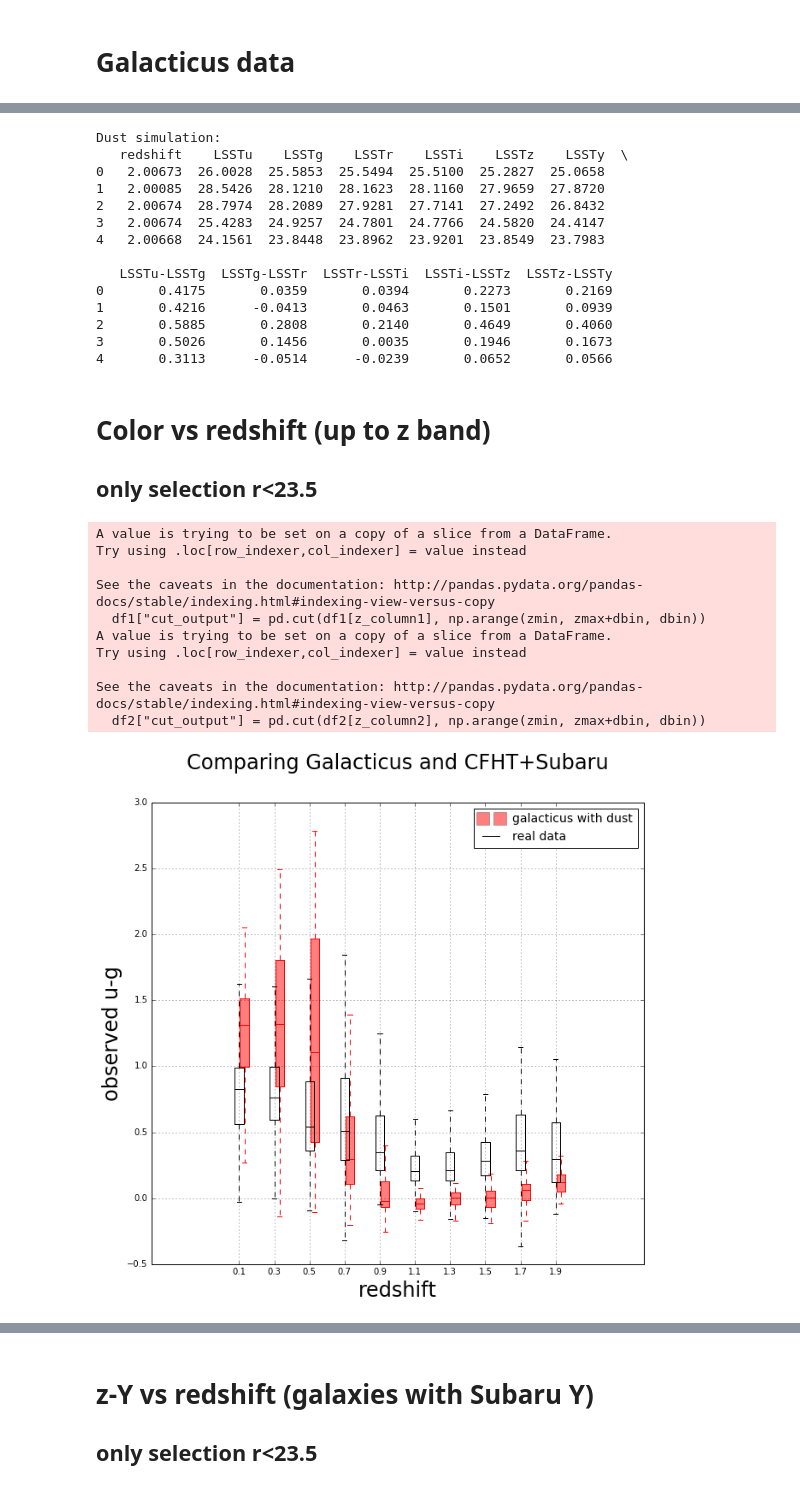
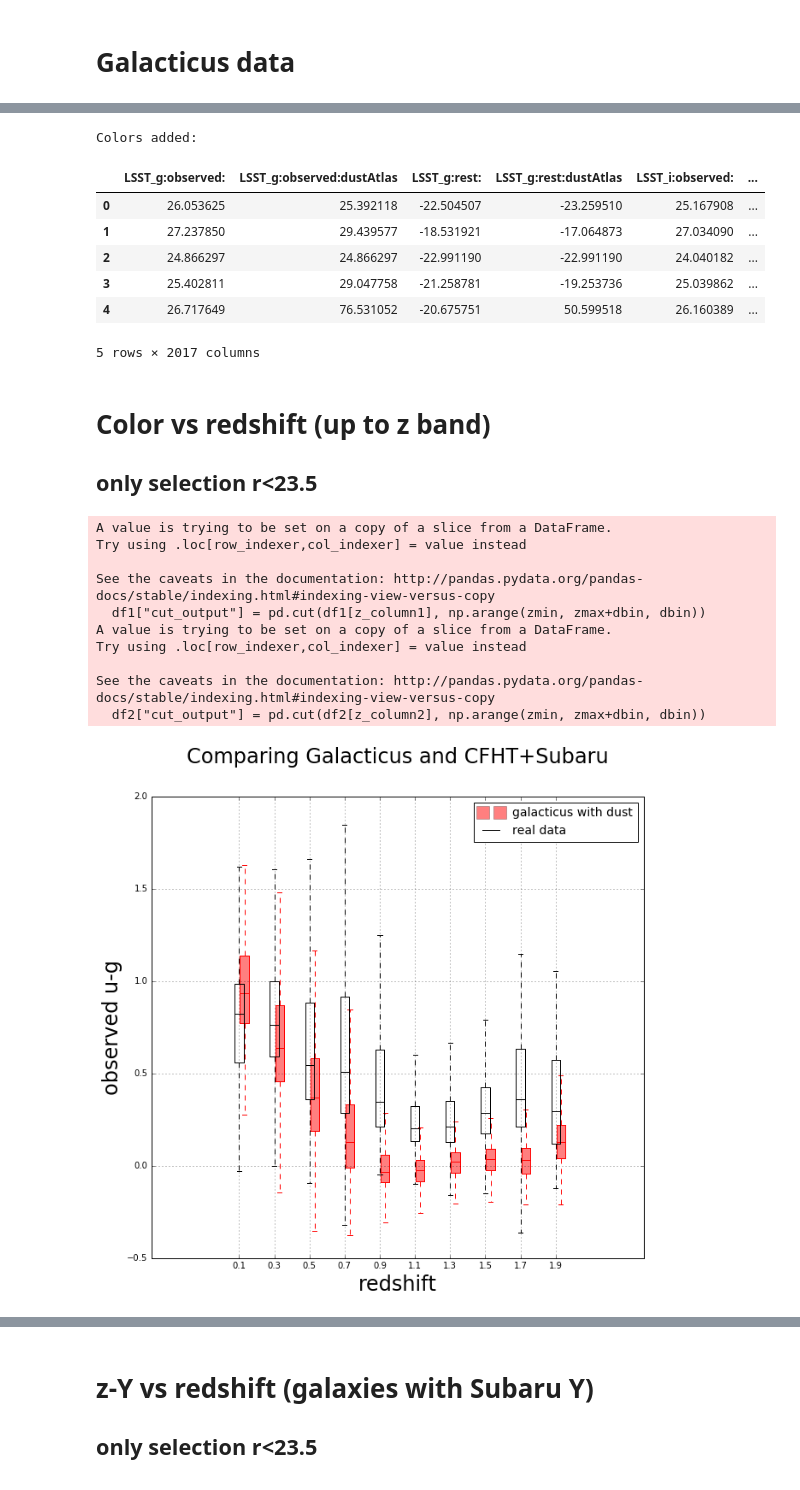
Before and after one commit to LSSTDESC/PhotoZDC1, a Jupyter notebook: notebooks/CFHT+Subaru catalog.ipynb, the cells around one changed output, grey strips where cells are left out. Cells and saved outputs as stored; diff of their text form; code cells hidden in the pictures.

Commit message:
Updated to Galacticus DC1 simulation

```diff
--- a/notebooks/CFHT+Subaru catalog.ipynb
+++ b/notebooks/CFHT+Subaru catalog.ipynb
@@ -180,0 +167,19 @@ Index([u'redshift', u'LSSTu', u'LSSTg', u'LSSTr', u'LSSTi', u'LSSTz',
+# %%
+import h5py
+import interface
+import time
+
+### Read in catalog
+sim_loc = '/mnt/drive2/cosmoSimsData/Galacticus/'
+sim_name = 'planck_p10_mergertrees_SEDstride10_nbody_0.9.4Planck_lcd3.32z3_BH_LSSTugrizy4RO_SED900-20000R_ELGRref21_dust_v3_mock_v1.hdf5'
+sim_file = sim_loc + sim_name
+f = h5py.File(sim_file, 'r')
+
+start_time = time.time()
+galacticus_sim = interface.ReadCosmoSim(sim_file)
+end_time = time.time()
+print "Time to read Galacticus catalog =", end_time-start_time
+
+
+galacticus_dust = galacticus_sim._data
+galacticus_dust.head()
@@ -181,31 +195,28 @@ Index([u'redshift', u'LSSTu', u'LSSTg', u'LSSTr', u'LSSTi', u'LSSTz',
 # %%
-mag_columns = ['LSSTu', 'LSSTg', 'LSSTr', 'LSSTi', 'LSSTz', 'LSSTy']
-ncolor = len(mag_columns)-1
+obs_mags_cols = ['LSST_u:observed:dustAtlas', 'LSST_g:observed:dustAtlas',
+                 'LSST_r:observed:dustAtlas', 'LSST_i:observed:dustAtlas',
+                 'LSST_z:observed:dustAtlas', 'LSST_y4:observed:dustAtlas']
+
+ncolor = len(obs_mags_cols)-1
 for i in range(ncolor):
-    color_name = mag_columns[i] + "-" + mag_columns[i+1]
+    color_name = obs_mags_cols[i] + "-" + obs_mags_cols[i+1]
 
     # add color column to dust simulation
-    galacticus_dust[color_name] = galacticus_dust[mag_columns[i]] - \
-                                     galacticus_dust[mag_columns[i+1]]
+    galacticus_dust[color_name] = galacticus_dust[obs_mags_cols[i]] - \
+                                     galacticus_dust[obs_mags_cols[i+1]]
 
 
-print "Dust simulation:"
-print galacticus_dust.head()
+print "Colors added:"
+galacticus_dust.head()
 # %% [output]
-Dust simulation:
-   redshift    LSSTu    LSSTg    LSSTr    LSSTi    LSSTz    LSSTy  \
-0   2.00673  26.0028  25.5853  25.5494  25.5100  25.2827  25.0658
-1   2.00085  28.5426  28.1210  28.1623  28.1160  27.9659  27.8720
-2   2.00674  28.7974  28.2089  27.9281  27.7141  27.2492  26.8432
-3   2.00674  25.4283  24.9257  24.7801  24.7766  24.5820  24.4147
-4   2.00668  24.1561  23.8448  23.8962  23.9201  23.8549  23.7983
-
-   LSSTu-LSSTg  LSSTg-LSSTr  LSSTr-LSSTi  LSSTi-LSSTz  LSSTz-LSSTy
-0       0.4175       0.0359       0.0394       0.2273       0.2169
-1       0.4216      -0.0413       0.0463       0.1501       0.0939
-2       0.5885       0.2808       0.2140       0.4649       0.4060
-3       0.5026       0.1456       0.0035       0.1946       0.1673
-4       0.3113      -0.0514      -0.0239       0.0652       0.0566
+Colors added:
+|  | LSST_g:observed: | LSST_g:observed:dustAtlas | LSST_g:rest: | LSST_g:rest:dustAtlas | LSST_i:observed: | ... |
+| 0 | 26.053625 | 25.392118 | -22.504507 | -23.259510 | 25.167908 | ... |
+| 1 | 27.237850 | 29.439577 | -18.531921 | -17.064873 | 27.034090 | ... |
+| 2 | 24.866297 | 24.866297 | -22.991190 | -22.991190 | 24.040182 | ... |
+| 3 | 25.402811 | 29.047758 | -21.258781 | -19.253736 | 25.039862 | ... |
+| 4 | 26.717649 | 76.531052 | -20.675751 | 50.599518 | 26.160389 | ... |
+5 rows × 2017 columns
 # %% [markdown]
 # Color vs redshift (up to z band)
 ## only selection r<23.5
@@ -221,8 +232,10 @@ z_columns = ["redshift", "ZHELIO"]
 mag_lim = 23.5
 
 # for each color list of: [name_in_galacticus, name_in_cfht_subaru]
-color_pairs = [['LSSTu-LSSTg', 'U_APERCOR-G_APERCOR'], ['LSSTg-LSSTr', 'G_APERCOR-R_APERCOR'],
-               ['LSSTr-LSSTi', 'R_APERCOR-I_APERCOR'], ['LSSTi-LSSTz', 'I_APERCOR-Z_APERCOR']]
+color_pairs = [['LSST_u:observed:dustAtlas-LSST_g:observed:dustAtlas', 'U_APERCOR-G_APERCOR'],
+               ['LSST_g:observed:dustAtlas-LSST_r:observed:dustAtlas', 'G_APERCOR-R_APERCOR'],
+               ['LSST_r:observed:dustAtlas-LSST_i:observed:dustAtlas', 'R_APERCOR-I_APERCOR'],
+               ['LSST_i:observed:dustAtlas-LSST_z:observed:dustAtlas', 'I_APERCOR-Z_APERCOR']]
 
 # names of the colors to go on the plot axes
 color_names = ['u-g', 'g-r', 'r-i', 'i-z', 'z-y']
@@ -235,7 +248,7 @@ for color_name, color_columns in zip(color_names, color_pairs):
     ax = fig.add_subplot(111)
 
     # select galaxies
-    iselect_sim = (galacticus_dust["LSSTr"]<=mag_lim)
+    iselect_sim = (galacticus_dust["LSST_r:observed:dustAtlas"]<=mag_lim)
     iselect_obs = (observed_data["R_APERCOR"]<=mag_lim)
 
 
@@ -248,31 +261,31 @@ for color_name, color_columns in zip(color_names, color_pairs):
                      zmin, zmax, dbin,   # zmin, zmax, dbin to define the redshift binning
                      zbin_offset=0.03,   # how much to offset 2nd set of color plots by
                      color1='red',       # dataframe 1 will be this color, and shaded
                      color2='black',     # dataframe 2 will be outlined in this color
                      boxwidth=0.05,      # how wide in redshift boxplots appear
                      showfliers=False    # show the flier points or not
                      )
 
     ax.set_xlabel('redshift', fontsize=24)
     ax.set_ylabel('observed ' + color_name, fontsize=24)
     fig.suptitle('Comparing Galacticus and CFHT+Subaru', fontsize=24)
     ax.set_title('')
 
     # the legend will come out with text 'data1' and 'data2'
     # fix it to whatever you like with the below
 
     # fix legend
     labels = ['galacticus with dust', 'real data']
     ax.legend(legend_handles, labels, prop={'size':14}, loc='upper right')
 # %% [output]
 A value is trying to be set on a copy of a slice from a DataFrame.
 Try using .loc[row_indexer,col_indexer] = value instead
 
 See the caveats in the documentation: http://pandas.pydata.org/pandas-docs/stable/indexing.html#indexing-view-versus-copy
   df1["cut_output"] = pd.cut(df1[z_column1], np.arange(zmin, zmax+dbin, dbin))
 A value is trying to be set on a copy of a slice from a DataFrame.
 Try using .loc[row_indexer,col_indexer] = value instead
 
 See the caveats in the documentation: http://pandas.pydata.org/pandas-docs/stable/indexing.html#indexing-view-versus-copy
   df2["cut_output"] = pd.cut(df2[z_column2], np.arange(zmin, zmax+dbin, dbin))
-[figure, old version]
+[figure, new version]
```
Also changed, not shown: parts of 6 cells of this notebook.
